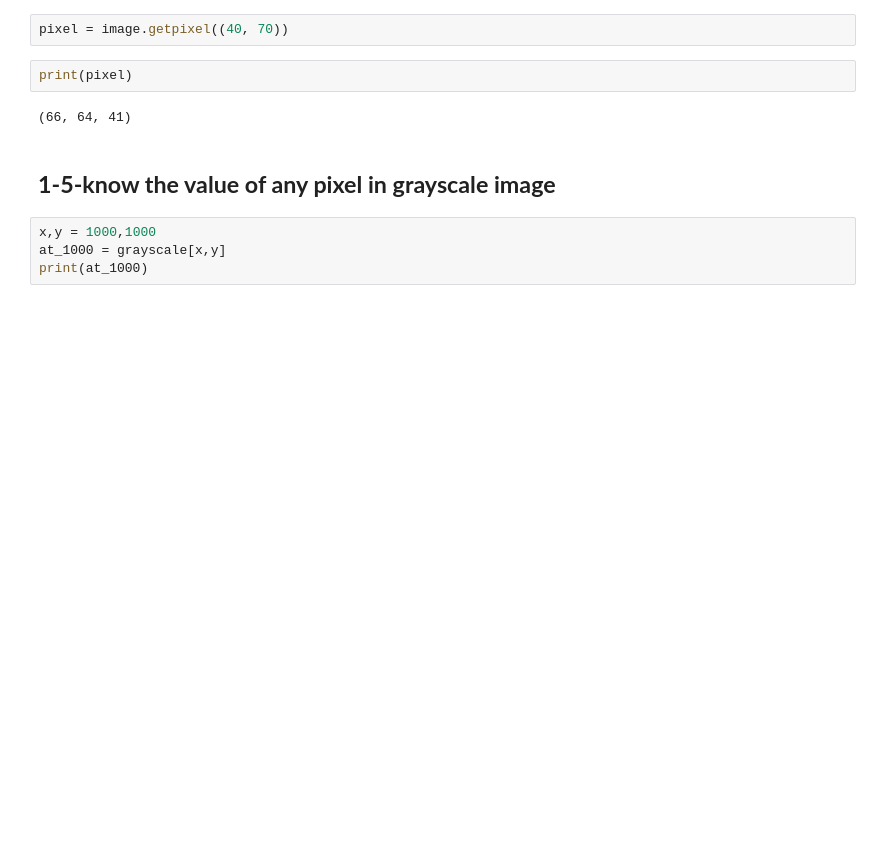
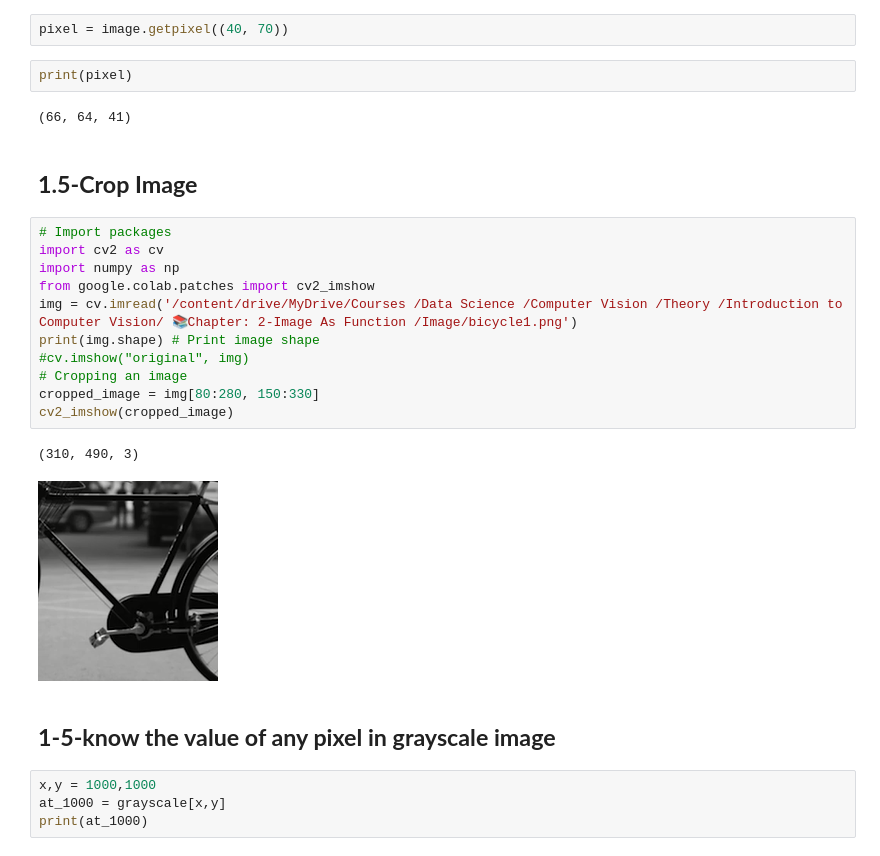
Before and after one commit to dr-mushtaq/Computer-Vision, a Jupyter notebook: Introduction_to_Computer_Vision.ipynb, the cells around one changed output. Drawn from its saved outputs; the diff is of its cells as text; blank space fills up the shorter version.

```diff
--- a/Introduction_to_Computer_Vision.ipynb
+++ b/Introduction_to_Computer_Vision.ipynb
@@ -70,6 +70,22 @@ pixel = image.getpixel((40, 70))
 print(pixel)
 # %% [output]
 (66, 64, 41)
+# %% [markdown]
+## **1.5-Crop Image**
+# %%
+# Import packages
+import cv2 as cv
+import numpy as np
+from google.colab.patches import cv2_imshow
+img = cv.imread('/content/drive/MyDrive/Courses /Data Science /Computer Vision /Theory /Introduction to Computer Vision/ 📚Chapter: 2-Image As Function /Image/bicycle1.png')
+print(img.shape) # Print image shape
+#cv.imshow("original", img)
+# Cropping an image
+cropped_image = img[80:280, 150:330]
+cv2_imshow(cropped_image)
+# %% [output]
+(310, 490, 3)
+[figure, added]
 # %% [markdown]
 ## **1-5-know the value of any pixel in grayscale image**
 # %%
```
